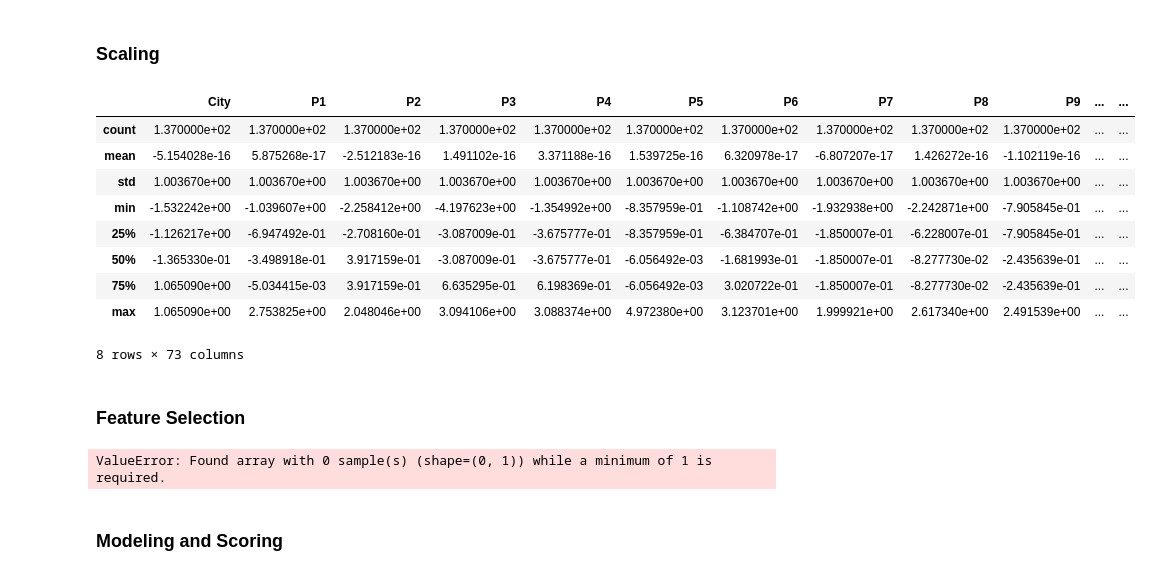
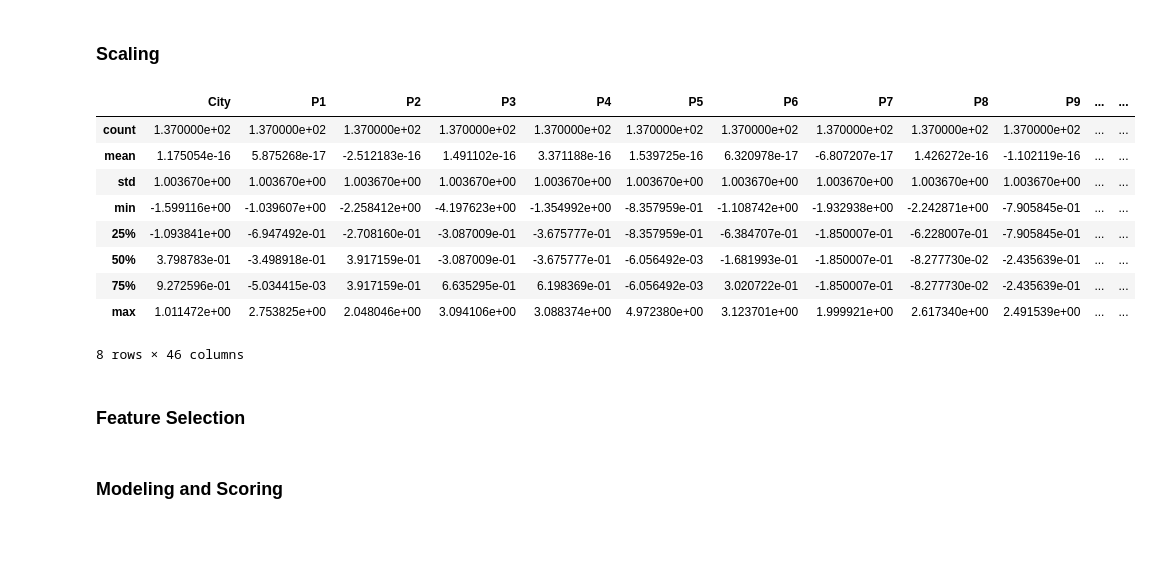
Before and after one commit to Ever2after/ML-Study, a Jupyter notebook: week6/restaurant-revenue/restaurant-revenue.ipynb, the cells around one changed output. Drawn from its saved outputs; the diff is of its cells as text; code cells hidden in the pictures; blank space fills up the shorter version.

```diff
--- a/week6/restaurant-revenue/restaurant-revenue.ipynb
+++ b/week6/restaurant-revenue/restaurant-revenue.ipynb
@@ -187,7 +188,7 @@ See the caveats in the documentation: https://pandas.pydata.org/pandas-docs/stab
 # %% [markdown]
 One-hot encoding
 # %%
-oh_features = ['City Group', 'Type', 'Year', 'Month']
+oh_features = ['City Group', 'Type']
 # %%
 oh_enc = OneHotEncoder(handle_unknown = 'ignore')
 
@@ -201,7 +202,7 @@ X_test = X_test.drop(oh_features, axis = 1)
 # %% [markdown]
 Label encoding
 # %%
-lab_features = ['City']
+lab_features = 'City'
 # %%
 lab_enc = LabelEncoder()
 
@@ -216,7 +223,7 @@ TypeError: Encoders require their input to be uniformly strings or numbers. Got
 # %% [markdown]
 Target encoding
 # %%
-t_features = ['City', 'Day']
+t_features = []
 # %%
 t_enc = TargetEncoder()
 
@@ -241,23 +240,23 @@ X_test[p_columns] = X_test[p_columns].astype('float64')
 ### Scaling
 # %%
 scaler = StandardScaler()
-scaling_features = t_features + p_columns
+scaling_features = t_features + p_columns + ['Year', 'Day', 'Month', 'City']
 
 scaled_X_train = pd.DataFrame(scaler.fit_transform(X_train[scaling_features]), columns = scaling_features)
 scaled_X_test = pd.DataFrame(scaler.transform(X_test[scaling_features]), columns = scaling_features)
 
 X_train[scaling_features] = scaled_X_train
 X_test[scaling_features] = scaled_X_test
 
 X_train.describe()
 # %% [output]
 |  | City | P1 | P2 | P3 | P4 | P5 | P6 | P7 | P8 | P9 | ... | ... |
 | count | 1.370000e+02 | 1.370000e+02 | 1.370000e+02 | 1.370000e+02 | 1.370000e+02 | 1.370000e+02 | 1.370000e+02 | 1.370000e+02 | 1.370000e+02 | 1.370000e+02 | ... | ... |
-| mean | -5.154028e-16 | 5.875268e-17 | -2.512183e-16 | 1.491102e-16 | 3.371188e-16 | 1.539725e-16 | 6.320978e-17 | -6.807207e-17 | 1.426272e-16 | -1.102119e-16 | ... | ... |
+| mean | 1.175054e-16 | 5.875268e-17 | -2.512183e-16 | 1.491102e-16 | 3.371188e-16 | 1.539725e-16 | 6.320978e-17 | -6.807207e-17 | 1.426272e-16 | -1.102119e-16 | ... | ... |
 | std | 1.003670e+00 | 1.003670e+00 | 1.003670e+00 | 1.003670e+00 | 1.003670e+00 | 1.003670e+00 | 1.003670e+00 | 1.003670e+00 | 1.003670e+00 | 1.003670e+00 | ... | ... |
-| min | -1.532242e+00 | -1.039607e+00 | -2.258412e+00 | -4.197623e+00 | -1.354992e+00 | -8.357959e-01 | -1.108742e+00 | -1.932938e+00 | -2.242871e+00 | -7.905845e-01 | ... | ... |
-| 25% | -1.126217e+00 | -6.947492e-01 | -2.708160e-01 | -3.087009e-01 | -3.675777e-01 | -8.357959e-01 | -6.384707e-01 | -1.850007e-01 | -6.228007e-01 | -7.905845e-01 | ... | ... |
-| 50% | -1.365330e-01 | -3.498918e-01 | 3.917159e-01 | -3.087009e-01 | -3.675777e-01 | -6.056492e-03 | -1.681993e-01 | -1.850007e-01 | -8.277730e-02 | -2.435639e-01 | ... | ... |
-| 75% | 1.065090e+00 | -5.034415e-03 | 3.917159e-01 | 6.635295e-01 | 6.198369e-01 | -6.056492e-03 | 3.020722e-01 | -1.850007e-01 | -8.277730e-02 | -2.435639e-01 | ... | ... |
-| max | 1.065090e+00 | 2.753825e+00 | 2.048046e+00 | 3.094106e+00 | 3.088374e+00 | 4.972380e+00 | 3.123701e+00 | 1.999921e+00 | 2.617340e+00 | 2.491539e+00 | ... | ... |
+| min | -1.599116e+00 | -1.039607e+00 | -2.258412e+00 | -4.197623e+00 | -1.354992e+00 | -8.357959e-01 | -1.108742e+00 | -1.932938e+00 | -2.242871e+00 | -7.905845e-01 | ... | ... |
+| 25% | -1.093841e+00 | -6.947492e-01 | -2.708160e-01 | -3.087009e-01 | -3.675777e-01 | -8.357959e-01 | -6.384707e-01 | -1.850007e-01 | -6.228007e-01 | -7.905845e-01 | ... | ... |
+| 50% | 3.798783e-01 | -3.498918e-01 | 3.917159e-01 | -3.087009e-01 | -3.675777e-01 | -6.056492e-03 | -1.681993e-01 | -1.850007e-01 | -8.277730e-02 | -2.435639e-01 | ... | ... |
+| 75% | 9.272596e-01 | -5.034415e-03 | 3.917159e-01 | 6.635295e-01 | 6.198369e-01 | -6.056492e-03 | 3.020722e-01 | -1.850007e-01 | -8.277730e-02 | -2.435639e-01 | ... | ... |
+| max | 1.011472e+00 | 2.753825e+00 | 2.048046e+00 | 3.094106e+00 | 3.088374e+00 | 4.972380e+00 | 3.123701e+00 | 1.999921e+00 | 2.617340e+00 | 2.491539e+00 | ... | ... |
-8 rows × 73 columns
+8 rows × 46 columns
@@ -264,13 +265,5 @@ X_train.describe()
 # %% [markdown]
 ### Feature Selection
-# %%
-discrete_features = X_train.dtypes == 'int64'
-mi_scores = mutual_info_classif(X_train, y_train, discrete_features=discrete_features, random_state=0)
-mi_scores = pd.Series(mi_scores, name="MI Scores", index=X_train.columns)
-mi_scores = mi_scores.sort_values(ascending=True)
-mi_scores
-# %% [output]
-ValueError: Found array with 0 sample(s) (shape=(0, 1)) while a minimum of 1 is required.
 # %% [markdown]
 ### Modeling and Scoring
 # %% [markdown]
```
Also changed, not shown: parts of 16 cells of this notebook.
